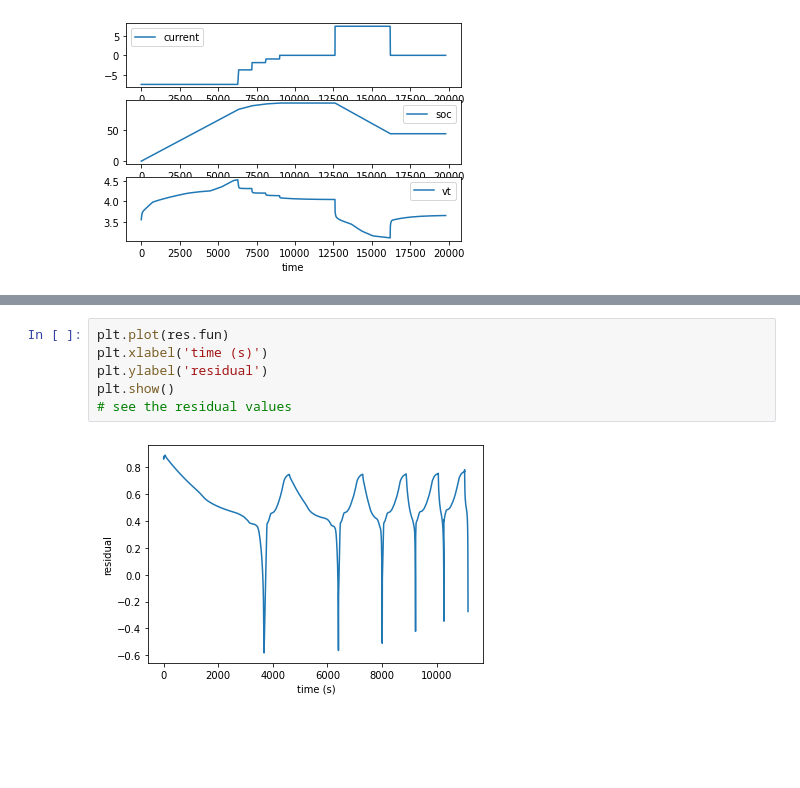
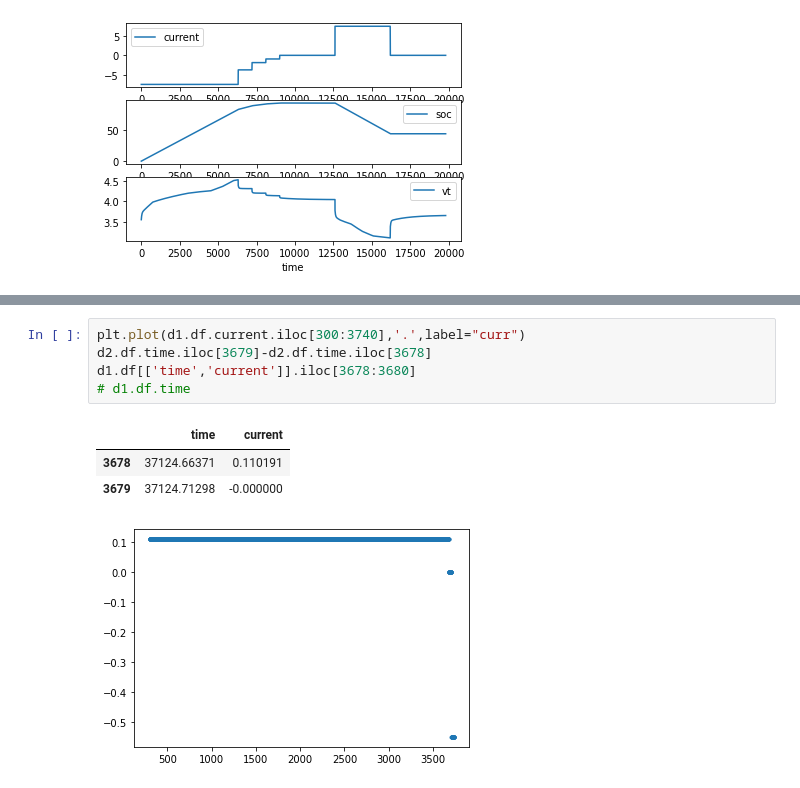
Before and after one commit to tonylee2016/batterylearn, a Jupyter notebook: notebook/demos.ipynb, the cells around one changed output, grey strips where cells are left out. Cells and saved outputs as stored; diff of their text form; blank space fills up the shorter version.

```diff
--- a/notebook/demos.ipynb
+++ b/notebook/demos.ipynb
@@ -119,8 +197,10 @@ plt.show()
-# %%
-plt.plot(res.fun)
-plt.xlabel('time (s)')
-plt.ylabel('residual')
-plt.show()
-# see the residual values
-# %% [output]
-[figure, removed]
+# %%
+plt.plot(d1.df.current.iloc[300:3740],'.',label="curr")
+d2.df.time.iloc[3679]-d2.df.time.iloc[3678]
+d1.df[['time','current']].iloc[3678:3680]
+# d1.df.time
+# %% [output]
+|  | time | current |
+| 3678 | 37124.66371 | 0.110191 |
+| 3679 | 37124.71298 | -0.000000 |
+[figure, added]
```
Also changed, not shown: parts of 10 cells of this notebook, 3 other files.
